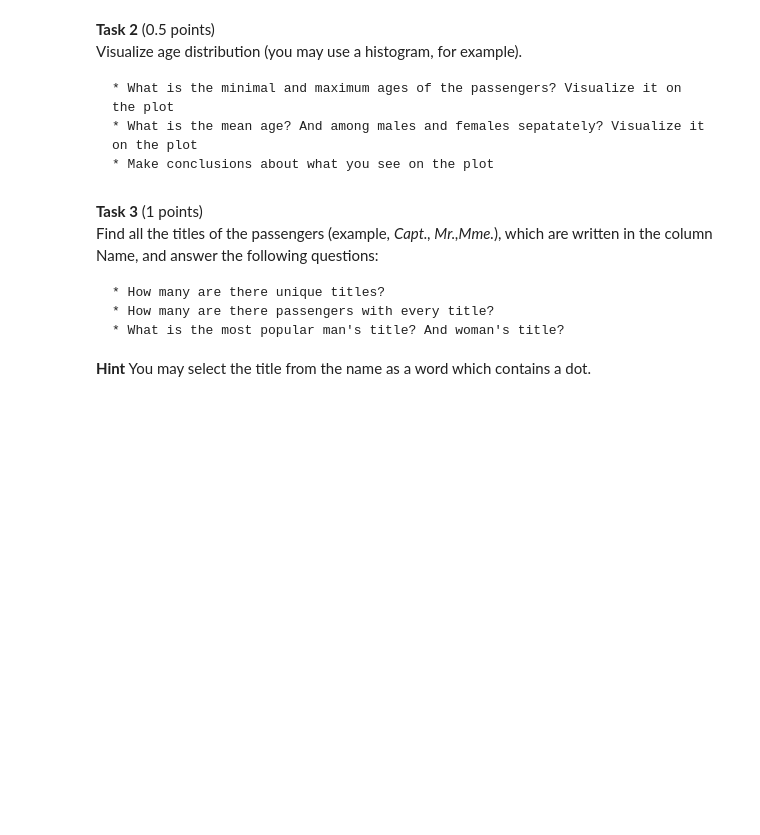
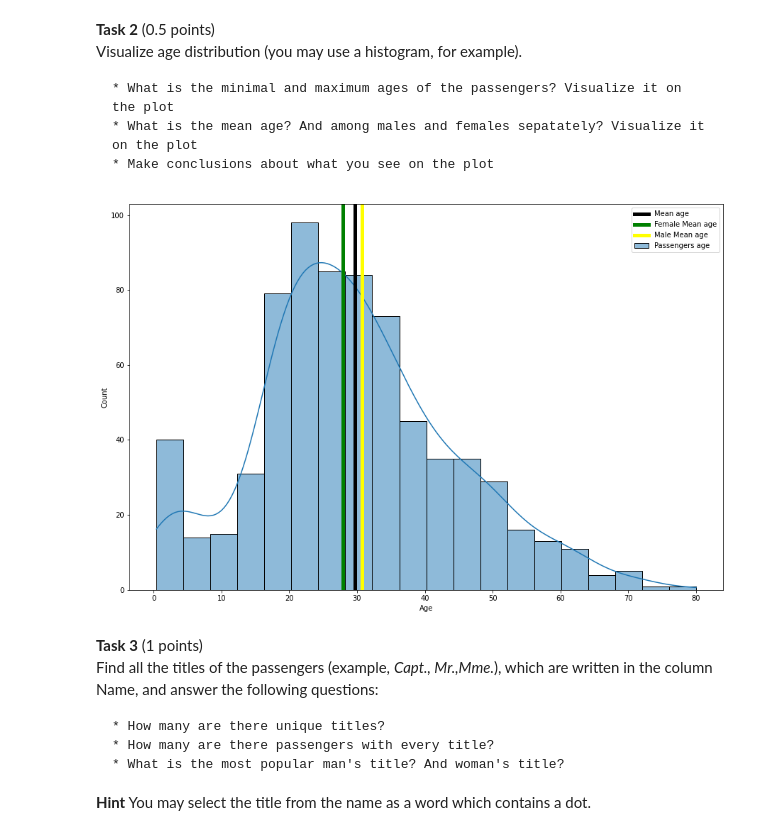
Before and after one commit to Ferum-bot/ml_hse, a Jupyter notebook: hw/hw1/answers/hw1_2022.ipynb, the cells around one changed output. Saved outputs shown, nothing was run; the diff lists cells and outputs as text; code cells hidden in the pictures; blank space fills up the shorter version.

```diff
--- a/hw/hw1/answers/hw1_2022.ipynb
+++ b/hw/hw1/answers/hw1_2022.ipynb
@@ -381,0 +398,4 @@ dataset =  ## Your code here
+# %%
+filename = 'titanic.csv'
+dataset = pd.read_csv(filename, index_col=0)
+dataset.head()
@@ -404,3 +463,21 @@ Visualize age distribution (you may use a histogram, for example).
+# %%
+plt.subplots(figsize=(15,10))
+sns.histplot(data = dataset['Age'], kde=True, label = 'Passengers age')
+plt.axvline(dataset['Age'].mean(), label = 'Mean age', c = 'Black', lw = 5)
+
+femaleDataset = dataset[dataset['Sex'] == 'female']
+maleDataset = dataset[dataset['Sex'] == 'male']
+
+plt.axvline(femaleDataset['Age'].mean(), label = 'Female Mean age', c = 'Green', lw = 5)
+plt.axvline(maleDataset['Age'].mean(), label = 'Male Mean age', c = 'Yellow', lw = 5)
+plt.legend()
+
+plt.show()
+
+# Minimum age is 0. Maximum age is 80.
+# Mean age is about 30. Male mean age is about 31. Female mean age is about 28.
+# %% [output]
+[figure, added]
 # %% [markdown]
 **Task 3** (1 points) <br/>
 Find all the titles of the passengers (example, *Capt., Mr.,Mme.*), which are written in the column Name, and answer the following questions:
```
Also changed, not shown: parts of 14 cells of this notebook, 1 other file.
